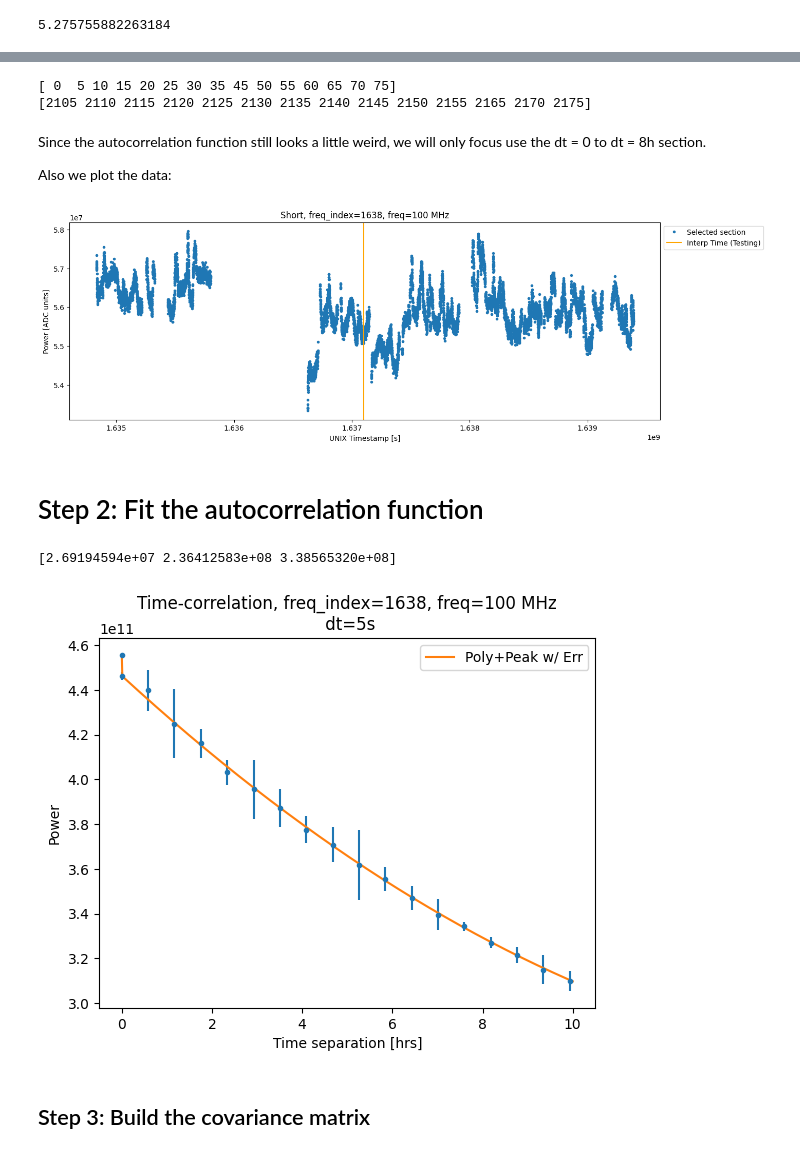
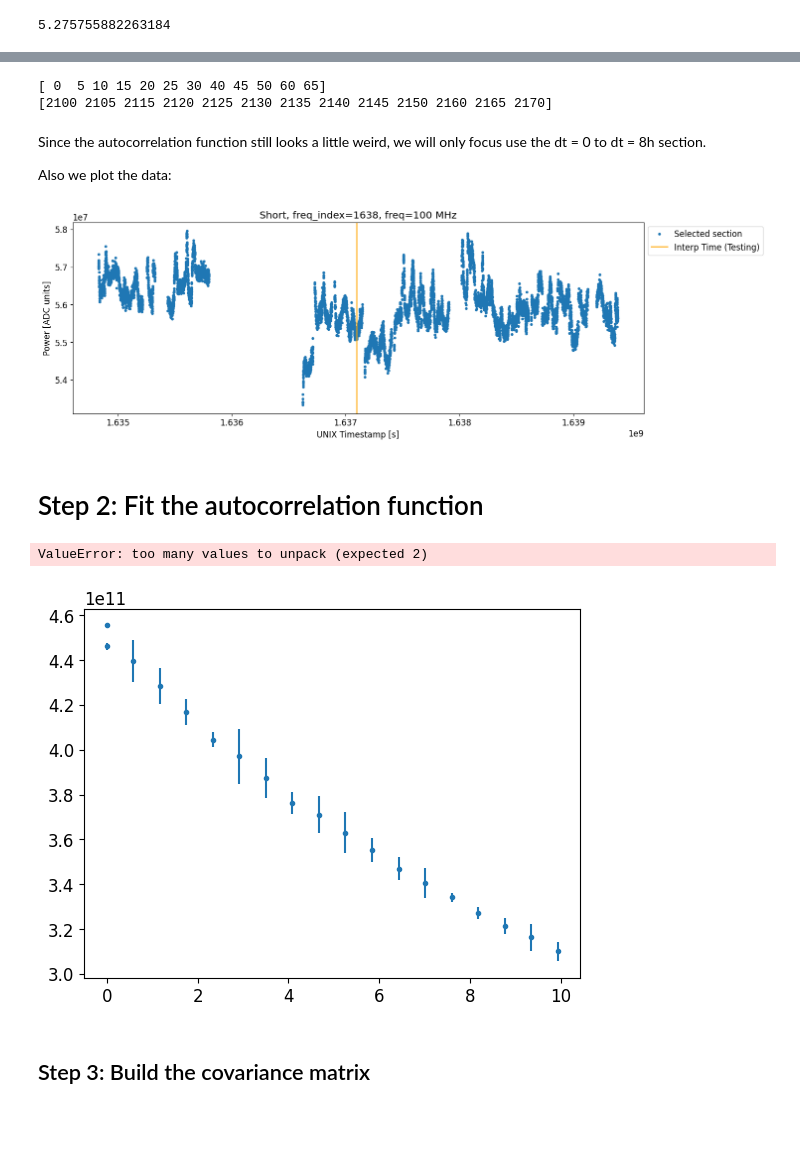
Before and after one commit to PRIZM-Experiment/prizm-calibration, a Jupyter notebook: Kriging.ipynb, the cells around one changed output, grey strips where cells are left out. Cells and saved outputs as stored; diff of their text form; code cells hidden in the pictures; blank space fills up the shorter version.

```diff
--- a/Kriging.ipynb
+++ b/Kriging.ipynb
@@ -76,6 +76,7 @@ minfreq = 30
 maxfreq = 200
 minfreqarg = int(minfreq/freqstep)
 maxfreqarg = int(maxfreq/freqstep)
+plt.rcParams.update({'font.size': 12})
 # %% [markdown]
 ## Step 1: Compute the autocorrelation function (ACF)
 
@@ -111,23 +112,26 @@ tot2,wt2=make_acf_alt(dd[:,freq_index]-dd[:,freq_index].mean(),tt,dt=dt,tmax=2*8
 # tvec=np.arange(len(tot))*dt
 tvec2=np.arange(len(tot2))*dt
 # mm=wt>30
-wt_crt = int(0.065*len(ll))
+wt_crt = int(0.10*len(ll))
+print(wt_crt)
+# wt_crt = 170
 mm2=wt2>wt_crt
 # print('tvec[wt>30]:',tvec[mm])
 # print('tvec2[wt2>30]:',tvec2[mm2])
 
-plt.plot(tvec2[mm2]/3600,(tot2[mm2]/wt2[mm2]),'.',label='wt>'+str(wt_crt))
+plt.plot(tvec2[mm2][tvec2[mm2]/3600 < 50]/3600,(tot2[mm2]/wt2[mm2])[tvec2[mm2]/3600 < 50],'.',label='wt>'+str(wt_crt))
 # plt.plot(tvec[mm]/3600,(tot[mm]/wt[mm]),'.',label='i+1 version')
 
 '''Set dtmax here -- i.e. the section of the ACF data used to fit a function'''
 dtmax = 10*3600 # seconds
 '''------------------------------------'''
 
-plt.axvline(x=dtmax/3600,label=str(dtmax/3600)+'hrs')
-
-plt.title('Time-correlation, freq_index='+str(freq_index)+', freq='+str(freq)+' MHz\n dt='+str(dt)+'s')
+# plt.axvline(x=dtmax/3600,label=str(dtmax/3600)+'hrs')
+# plt.title('Time-correlation, freq_index='+str(freq_index)+', freq='+str(freq)+' MHz\n dt='+str(dt)+'s')
+plt.title('Time-correlation, freq='+str(freq)+' MHz, dt='+str(dt)+'s')
 plt.ylabel('Power')
-plt.xlabel('Time separation [hrs]')
-plt.legend()
+plt.xlabel('Time separation dt [hrs]')
+# plt.legend()
+plt.savefig('ACF_noAVG.png',bbox_inches='tight',dpi=300)
 plt.show()
 # %% [output]
@@ -218,8 +232,8 @@ plt.show()
 print(bin_tgroups[20]-bin_tgroups[20][0])
 print(bin_tgroups[21]-bin_tgroups[20][0])
 # %% [output]
-[ 0  5 10 15 20 25 30 35 45 50 55 60 65 70 75]
-[2105 2110 2115 2120 2125 2130 2135 2140 2145 2150 2155 2165 2170 2175]
+[ 0  5 10 15 20 25 30 40 45 50 60 65]
+[2100 2105 2115 2120 2125 2130 2135 2140 2145 2150 2160 2165 2170]
 # %% [markdown]
 Since the autocorrelation function still looks a little weird, we will only focus use the dt = 0 to dt = 8h section.
 
@@ -242,7 +256,7 @@ plt.legend(loc='upper left',bbox_to_anchor=(1, 1))
 plt.subplots_adjust(right=0.7)
 plt.show()
 # %% [output]
-[figure, old version]
+[figure, new version]
 # %% [markdown]
 # Step 2: Fit the autocorrelation function
 # %%
@@ -281,8 +295,9 @@ tfitvec = np.linspace(0,dtmax/3600,1000)
 # print(np.diag(cov)**(1/2))
 
 c_errs, coverrs = np.polyfit(x=smoothed_times[(0<smoothed_times)&(smoothed_times<10*3600)]/3600,y=smoothed_acf[(0<smoothed_times)&(smoothed_times<10*3600)],
-                    w=1/smoothed_std[(0<smoothed_times)&(smoothed_times<10*3600)],deg=2,cov=True)
+                    w=1/smoothed_std[(0<smoothed_times)&(smoothed_times<10*3600)],deg=2,cov=False)
 polyfunc_witherrs = np.poly1d(c_errs)
+print(c_errs)
 print(np.diag(coverrs)**(1/2))
 
 zeropeak_height = abs(smoothed_acf[0] - smoothed_acf[1])
@@ -299,40 +314,41 @@ def delta_function(x, location=0, amplitude=zeropeak_height, width=1):
 def ACF_func(dt):
     return polyfunc_witherrs(dt) + delta_function(dt,amplitude=zeropeak_height)
 
-plt.plot(tfitvec,ACF_func(tfitvec),label='Poly+Peak w/ Err')
+plt.plot(tfitvec,ACF_func(tfitvec),label='Quad+Delta Fit')
 # ---------------------------------------------------
 
 # ------------ exp or linear
 
 # popt2, pcov2 = scipy.optimize.curve_fit(f=linfunc,xdata=smoothed_times[smoothed_times<dtmax]/3600,ydata=smoothed_acf[smoothed_times<dtmax],p0=[-6e10/8,9.1e10])
 # plt.plot(tfitvec,linfunc(tfitvec,popt2[0],popt2[1]),label='Linear Fit, with dt=0 bin')
 # popt2, pcov2 = scipy.optimize.curve_fit(f=expfunc,xdata=smoothed_times[smoothed_times<dtmax]/3600,ydata=smoothed_acf[smoothed_times<dtmax],p0=[9.1e10,4])
 # plt.plot(tfitvec,expfunc(tfitvec,popt2[0],popt2[1]),label='Exp Fit')
 # # popt, pcov = scipy.optimize.curve_fit(f=expabsfunc,xdata=tvec[mm][tvec[mm]<dtmax]/3600,ydata=(tot[mm]/wt[mm])[tvec[mm]<dtmax],p0=[9.1e10,4])
 # # plt.plot(tfitvec,expabsfunc(tfitvec,popt[0],popt[1]),label='Exp Fit')
 
 # print(popt)
 # print(popt2)
 # ACF_func = ACF_fit(popt2[0],popt2[1],functype='linear') # currently using version with dt=0 included
 
 # ------------------------------------------
 
 
 # ---------------- using np.polyfit
 # c = np.polyfit(x=smoothed_times[smoothed_times<dtmax]/3600,y=smoothed_acf[smoothed_times<dtmax],deg=4)
 # ACF_func = np.poly1d(c)
 # plt.plot(tfitvec,ACF_func(tfitvec),label='Poly')
 # ----------------------------------------------
 
 
 plt.ylabel('Power')
-plt.xlabel('Time separation [hrs]')
-plt.title('Time-correlation, freq_index='+str(freq_index)+', freq='+str(freq)+' MHz\n dt='+str(dt)+'s')
+plt.xlabel('Time separation dt [hrs]')
+plt.title('Smoothed time-correlation, freq='+str(freq)+' MHz')
 plt.legend()
+plt.savefig('ACF_withAVG+Fit.png',bbox_inches='tight',dpi=300)
 plt.show()
 # %% [output]
-[2.69194594e+07 2.36412583e+08 3.38565320e+08]
+ValueError: too many values to unpack (expected 2)
-[figure, old version]
+[figure, new version]
 # %% [markdown]
 ## Step 3: Build the covariance matrix
 # %%
```
Also changed, not shown: parts of 5 cells of this notebook, 7 other files.
